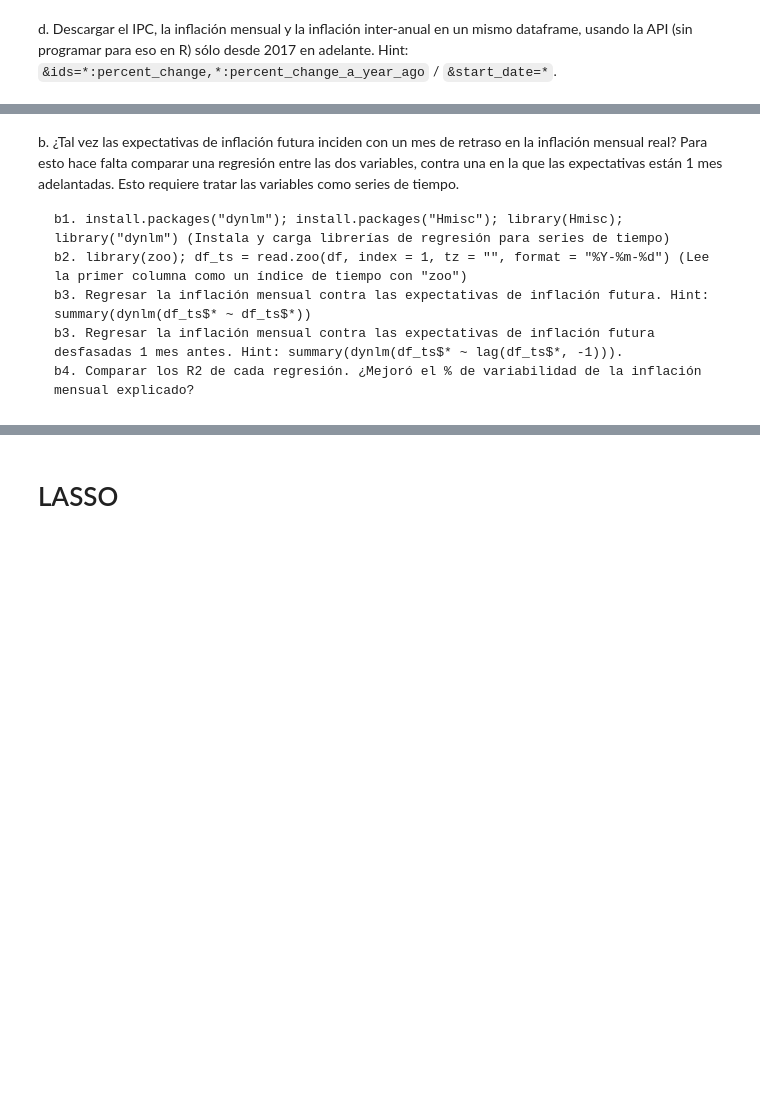
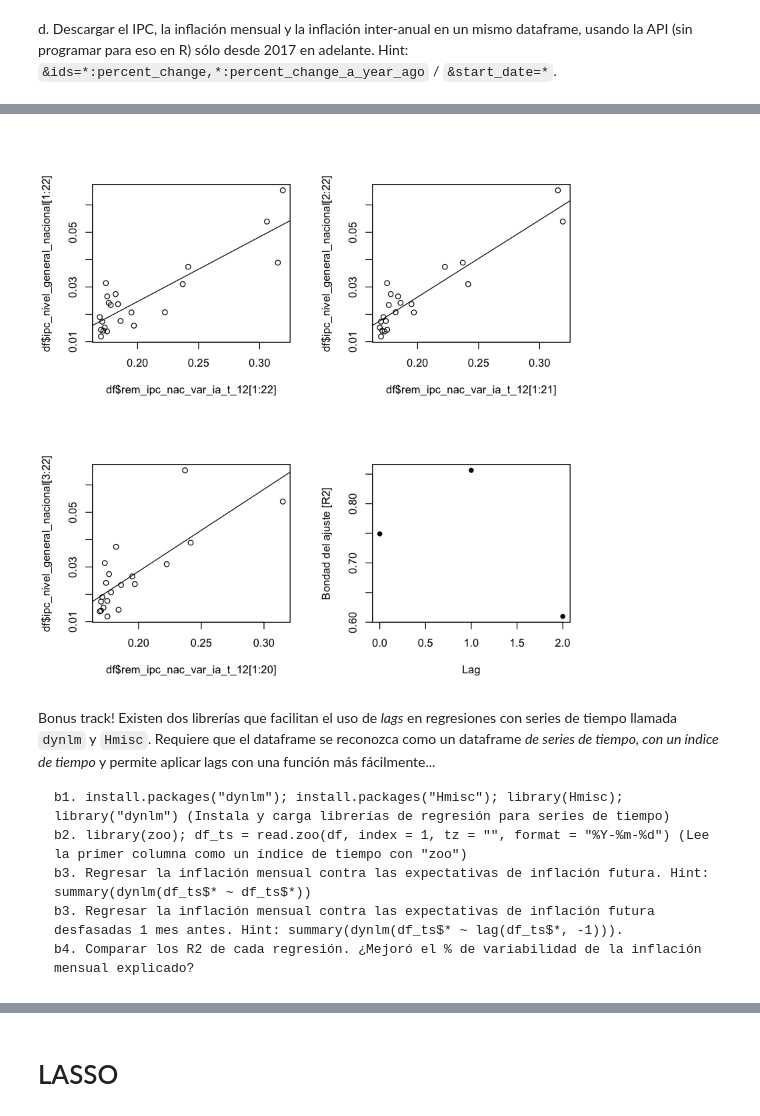
Before and after one commit to abenassi/curso-big-data-udesa-2018, a Jupyter notebook: Ejercicios de Series de Tiempo en R.ipynb, the cells around one changed output, grey strips where cells are left out. Drawn from its saved outputs; the diff is of its cells as text; code cells hidden in the pictures; blank space fills up the shorter version.

Commit message:
Modifico ejercicio no usando librerías especiales al principio.

```diff
--- a/Ejercicios de Series de Tiempo en R.ipynb
+++ b/Ejercicios de Series de Tiempo en R.ipynb
@@ -116,5 +134,43 @@ plot(df$ipc_nivel_general_nacional, lag(df$rem_ipc_nac_var_ia_t_12, 0))
+# %%
+# Modelos con y sin lags
+modelo0 = lm(df$ipc_nivel_general_nacional[1:22] ~ df$rem_ipc_nac_var_ia_t_12[1:22])
+
+modelo1 = lm(df$ipc_nivel_general_nacional[2:22] ~ df$rem_ipc_nac_var_ia_t_12[1:21])
+
+modelo2 = lm(df$ipc_nivel_general_nacional[3:22] ~ df$rem_ipc_nac_var_ia_t_12[1:20])
+
+
+# Gráficos de cada modelo
+par(mfrow=c(2,2))
+
+plot(df$rem_ipc_nac_var_ia_t_12[1:22], df$ipc_nivel_general_nacional[1:22])
+
+abline(modelo0)
+
+plot(df$rem_ipc_nac_var_ia_t_12[1:21], df$ipc_nivel_general_nacional[2:22])
+
+abline(modelo1)
+
+plot(df$rem_ipc_nac_var_ia_t_12[1:20], df$ipc_nivel_general_nacional[3:22])
+
+abline(modelo2)
+
+
+# Gráfico comparando los R2 de c/modelo
+info0=summary(modelo0)
+
+info1=summary(modelo1)
+
+info2=summary(modelo2)
+
+
+ajuste=c(info0$r.squared,info1$r.squared,info2$r.squared)
+
+plot(c(0,1,2),ajuste,xlab="Lag",ylab="Bondad del ajuste [R2]",pch=16)
+# %% [output]
+[figure, added]
 # %% [markdown]
-b. ¿Tal vez las expectativas de inflación futura inciden con un mes de retraso en la inflación mensual real? Para esto hace falta comparar una regresión entre las dos variables, contra una en la que las expectativas están 1 mes adelantadas. Esto requiere tratar las variables como series de tiempo.
+Bonus track! Existen dos librerías que facilitan el uso de *lags* en regresiones con series de tiempo llamada `dynlm` y `Hmisc`. Requiere que el dataframe se reconozca como un dataframe *de series de tiempo, con un índice de tiempo* y permite aplicar lags con una función más fácilmente...
 
     b1. install.packages("dynlm"); install.packages("Hmisc"); library(Hmisc); library("dynlm") (Instala y carga librerías de regresión para series de tiempo)
     b2. library(zoo); df_ts = read.zoo(df, index = 1, tz = "", format = "%Y-%m-%d") (Lee la primer columna como un índice de tiempo con "zoo")
```
Also changed, not shown: parts of 34 cells of this notebook, 7 other files.
